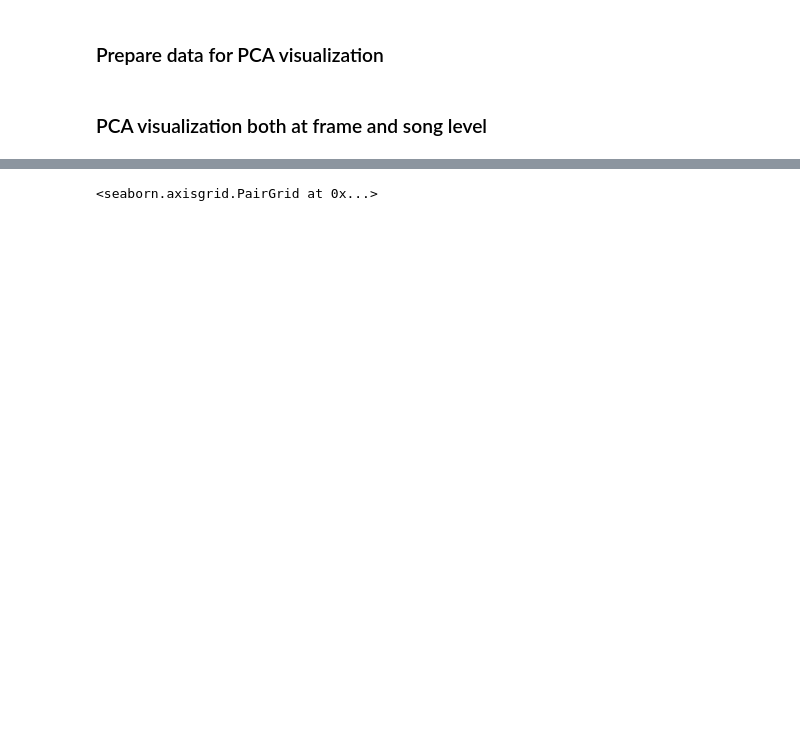
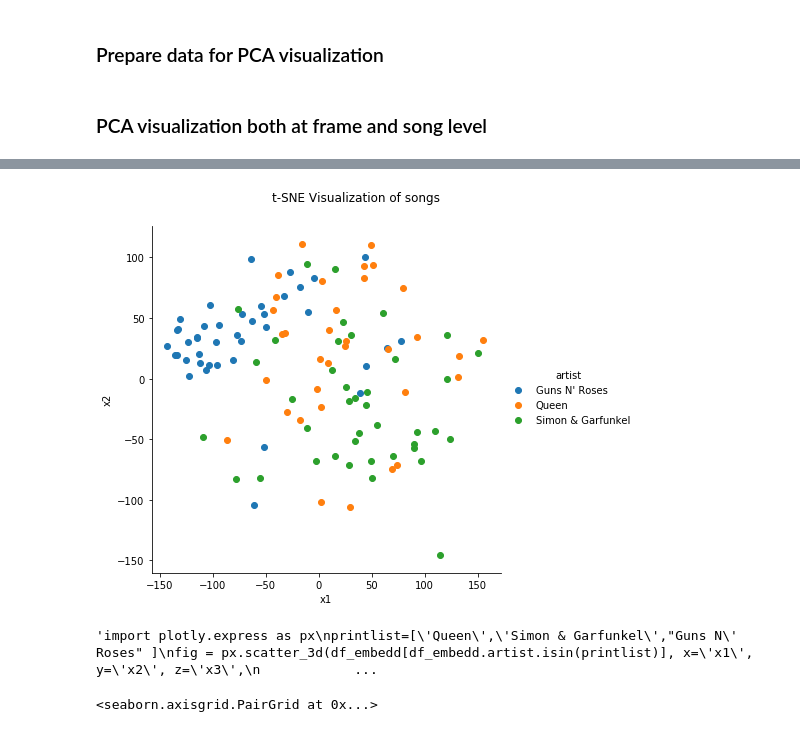
Before and after one commit to mr-96/SML-Project, a Jupyter notebook: 2 - Visualization.ipynb, the cells around one changed output, grey strips where cells are left out. Saved outputs shown, nothing was run; the diff lists cells and outputs as text; code cells hidden in the pictures; blank space fills up the shorter version.

```diff
--- a/2 - Visualization.ipynb
+++ b/2 - Visualization.ipynb
@@ -248,3 +257,42 @@ plt.show()
+# %%
+
+
+#for each song take the average of their mfccs along all its frames
+song_mfcc=numpy.empty((1,n_mfcc))
+for t in x1:
+    song_mfcc=numpy.vstack((song_mfcc, t["mfcc"].sum(axis=0)))
+song_mfcc=numpy.delete(song_mfcc,0,0)
+#scaler = sklearn.preprocessing.StandardScaler()
+#song_mfcc=scaler.fit_transform(song_mfcc)
+
+
+#create a label with artist for the above averages
+song_labels=[]
+for t in x1:
+    song_labels.append(t["artist"])
+song_labels=pandas.DataFrame(song_labels, columns = ["artist"])
+# %%
+embedd = sklearn.manifold.TSNE(n_components=3,perplexity=13).fit_transform(song_mfcc)
+embedd = pandas.DataFrame(data = embedd, columns = ['x1', 'x2','x3'])
+df_embedd = pandas.concat([embedd, song_labels],axis=1)
+# %%
+printlist=['Queen','Simon & Garfunkel',"Guns N' Roses" ]
+p=seaborn.FacetGrid(df_embedd[df_embedd.artist.isin(printlist)],hue="artist", height=6)
+p.map(plt.scatter, "x1", "x2")
+p.add_legend()
+plt.subplots_adjust(top=0.9)
+p.fig.suptitle('t-SNE Visualization of songs')
+plt.show()
+# %% [output]
+[figure, added]
+# %%
+"""import plotly.express as px
+printlist=['Queen','Simon & Garfunkel',"Guns N' Roses" ]
+fig = px.scatter_3d(df_embedd[df_embedd.artist.isin(printlist)], x='x1', y='x2', z='x3',
+              color='artist')
+fig.show()"""
+# %% [output]
+'import plotly.express as px\nprintlist=[\'Queen\',\'Simon & Garfunkel\',"Guns N\' Roses" ]\nfig = px.scatter_3d(df_embedd[df_embedd.artist.isin(printlist)], x=\'x1\', y=\'x2\', z=\'x3\',\n            ...
 # %%
 ###work in progress
 
```
Also changed, not shown: parts of 8 cells of this notebook.
